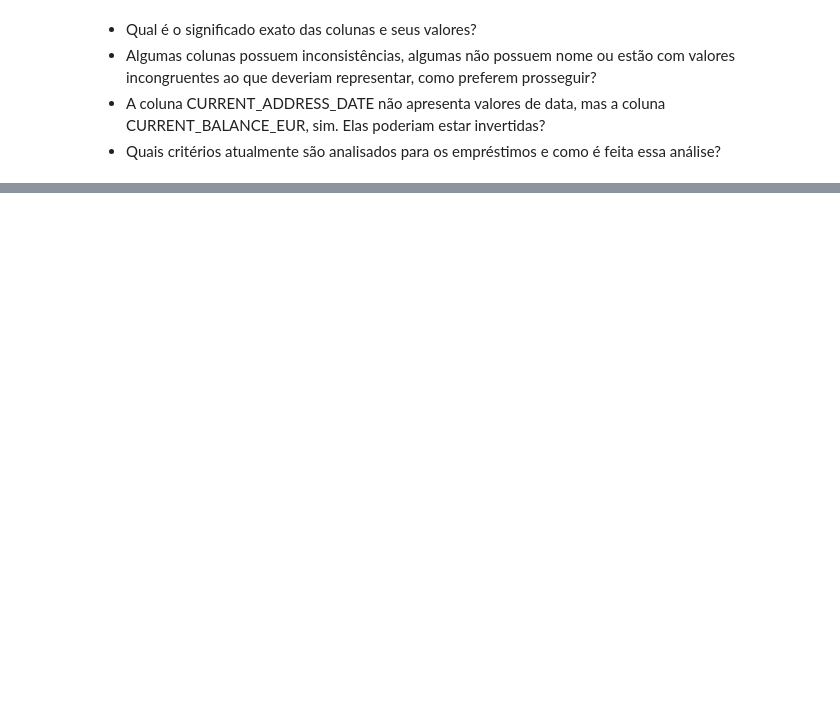
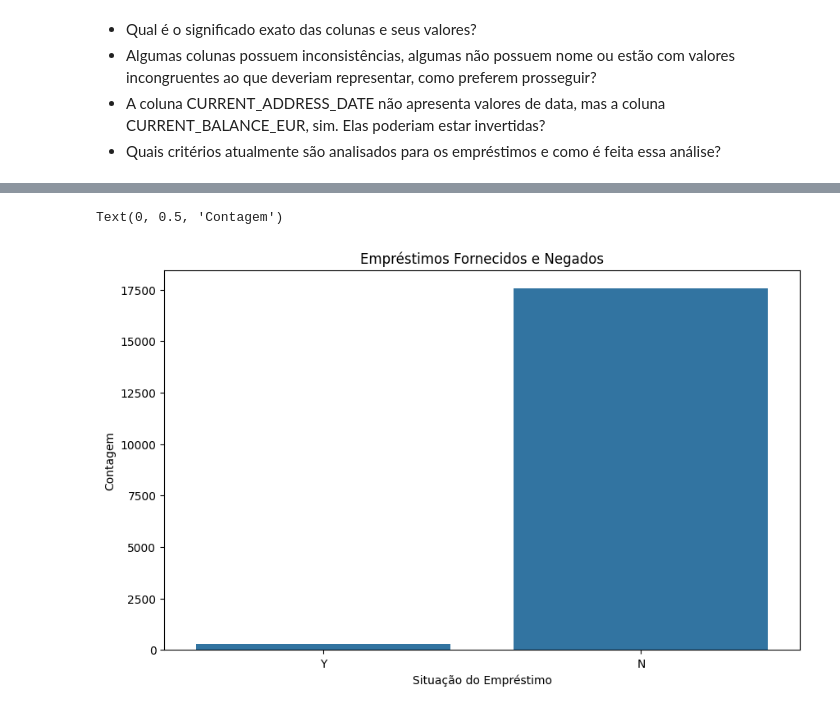
Before and after one commit to namespaiva/veraoUSP-ICDMQ, a Jupyter notebook: atividade.ipynb, the cells around one changed output, grey strips where cells are left out. Drawn from its saved outputs; the diff is of its cells as text; code cells hidden in the pictures; blank space fills up the shorter version.

```diff
--- a/atividade.ipynb
+++ b/atividade.ipynb
@@ -66,0 +215,12 @@ train.shape
+# %%
+figsize = (10, 6)
+plt.figure(figsize=figsize)
+sns.countplot(x='Mortgage_YN', data=df)
+plt.title('Empréstimos Fornecidos e Negados')
+plt.xlabel('Situação do Empréstimo')
+plt.ylabel('Contagem')
+
+# A maioria esmagadora dos empréstimos do dataset foram negados. Isso pode causar problemas para o modelo
+# %% [output]
+Text(0, 0.5, 'Contagem')
+[figure, added]
```
Also changed, not shown: parts of 35 cells of this notebook.
